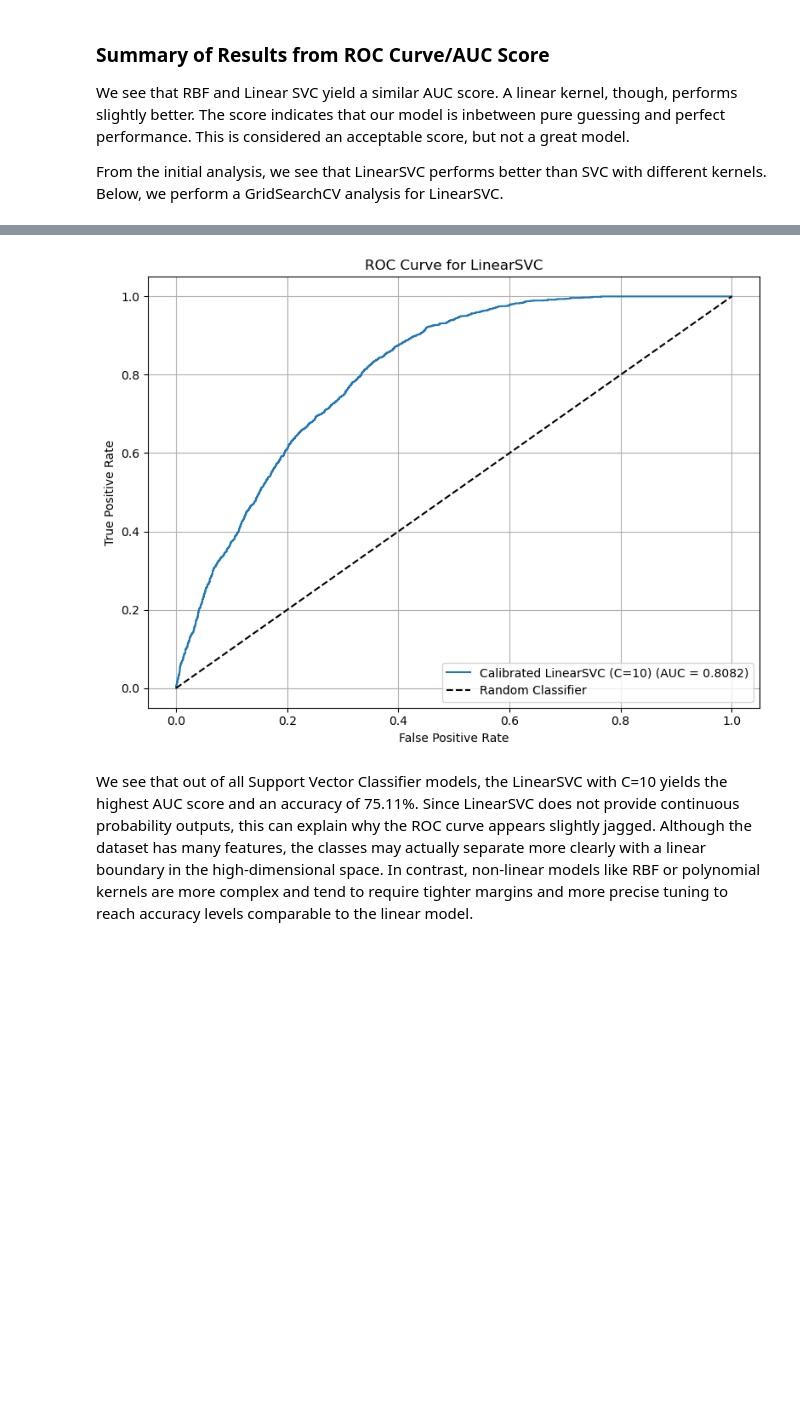
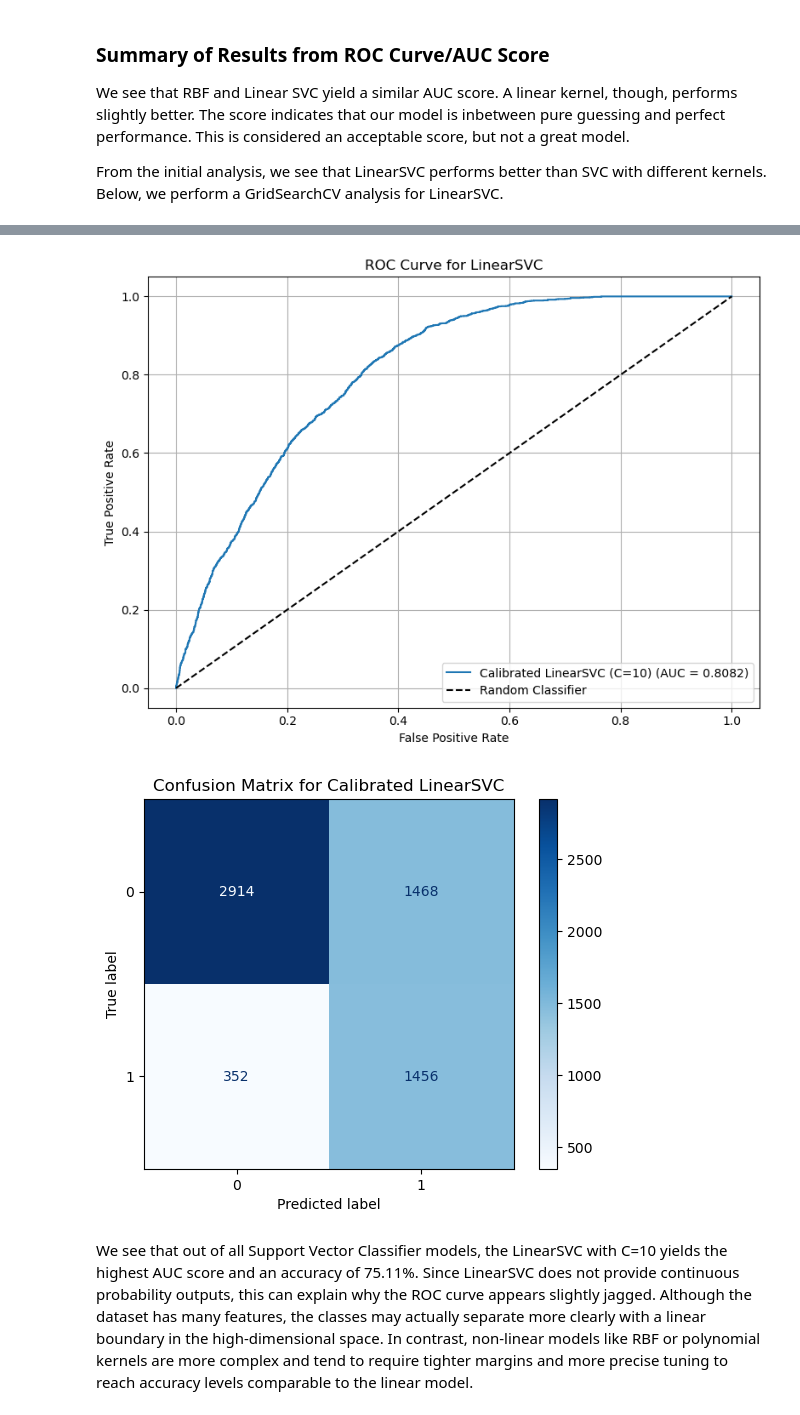
Before and after one commit to zarahtau/kickstarter-project-success-predictions, a Jupyter notebook: src/models/svm.ipynb, the cells around one changed output, grey strips where cells are left out. Saved outputs shown, nothing was run; the diff lists cells and outputs as text; code cells hidden in the pictures; blank space fills up the shorter version.

Commit message:
Adding confusion matrix for LinearSVC

```diff
--- a/src/models/svm.ipynb
+++ b/src/models/svm.ipynb
@@ -632,23 +632,37 @@ Best Parameters Found:
 Best Cross-Validation Accuracy: 0.7511
 # %%
 from sklearn.calibration import CalibratedClassifierCV
+from sklearn.metrics import confusion_matrix, ConfusionMatrixDisplay
 
 # Split
 X_train, X_test, y_train, y_test = train_test_split(X, Y, test_size=0.3, random_state=42)
 
 # Use CalibratedClassifierCV to get probabilities from LinearSVC
 base_model = LinearSVC(C=10, random_state=42, max_iter=10000)
 model = CalibratedClassifierCV(base_model, cv=5)  # adds predict_proba support
 
 # Fit
 model.fit(X_train, y_train)
 
 # Predict probabilities
 y_proba = model.predict_proba(X_test)[:, 1]
 
 # Plot ROC
 predictive_probability_results(y_test, y_proba, label="Calibrated LinearSVC (C=10)", title="ROC Curve for LinearSVC")
+
+# Convert probabilities to class labels
+y_pred = (y_proba >= 0.3).astype(int)
+
+# Compute confusion matrix
+cm = confusion_matrix(y_test, y_pred)
+
+# Display it
+disp = ConfusionMatrixDisplay(confusion_matrix=cm, display_labels=model.classes_)
+disp.plot(cmap="Blues")
+plt.title("Confusion Matrix for Calibrated LinearSVC")
+plt.show()
 # %% [output]
 [figure]
+[figure, added]
 # %% [markdown]
 We see that out of all Support Vector Classifier models, the LinearSVC with C=10 yields the highest AUC score and an accuracy of 75.11%. Since LinearSVC does not provide continuous probability outputs, this can explain why the ROC curve appears slightly jagged. Although the dataset has many features, the classes may actually separate more clearly with a linear boundary in the high-dimensional space. In contrast, non-linear models like RBF or polynomial kernels are more complex and tend to require tighter margins and more precise tuning to reach accuracy levels comparable to the linear model.
```
Also changed, not shown: parts of 1 cell of this notebook.
